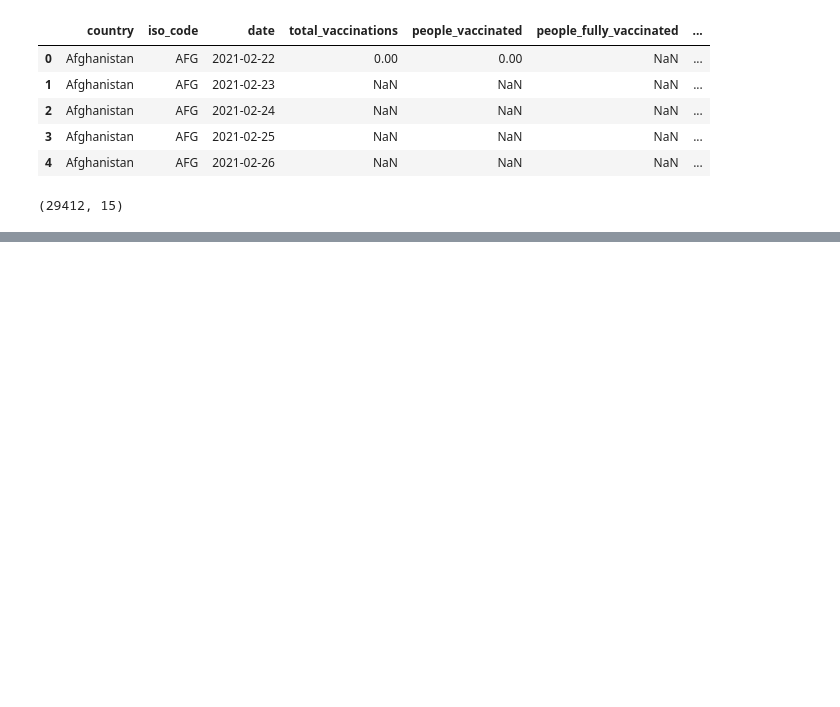
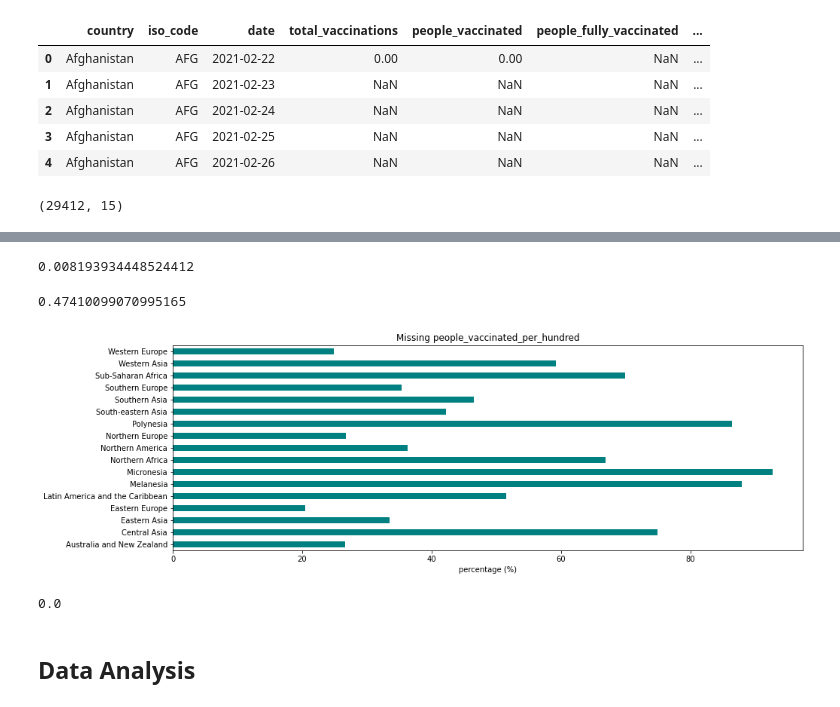
Before and after one commit to thomashuang02/iX-covid-19-project, a Jupyter notebook: Covid-19 Vaccinations Analysis.ipynb, the cells around one changed output, grey strips where cells are left out. Saved outputs shown, nothing was run; the diff lists cells and outputs as text; code cells hidden in the pictures; blank space fills up the shorter version.

Commit message:
cleaned data

```diff
--- a/Covid-19 Vaccinations Analysis.ipynb
+++ b/Covid-19 Vaccinations Analysis.ipynb
@@ -27,0 +135,2 @@ vaccinations.shape
+# %%
+data = pd.read_pickle("vaccinations_merged.pkl")
@@ -27,0 +155,7 @@ vaccinations.shape
+# %%
+#we're missing continent/region for Northern Cyprus and Kosovo.
+data.loc[data.country == 'Northern Cyprus', 'continent'] = 'Europe'
+data.loc[data.country == 'Northern Cyprus', 'region'] = 'Southern Europe'
+
+data.loc[data.country == 'Kosovo', 'continent'] = 'Asia'
+data.loc[data.country == 'Kosovo', 'region'] = 'Western Asia'
@@ -27,0 +175,23 @@ vaccinations.shape
+# %%
+#since missing values for daily_vaccinations makes up a very small percentage of the data...
+data.loc[data.daily_vaccinations.isnull()].shape[0] / data.shape[0]
+# %% [output]
+0.008193934448524412
+# %%
+#I'm going to choose to delete those rows.
+data = data[~data.daily_vaccinations.isnull()]
+# %%
+#people_vaccinated_per_hundred is more problematic, however.
+data.loc[data.people_vaccinated_per_hundred.isnull()].shape[0] / data.shape[0]
+# %% [output]
+0.47410099070995165
+# %%
+#visualizing percentage of missing people_vaccinated_per_hundred data by region
+(data[data.people_vaccinated_per_hundred.isnull()].region.value_counts() / data.region.value_counts()
+).mul(100).plot.barh(color="teal", figsize=(15,5))
+
+plt.title('Missing people_vaccinated_per_hundred')
+plt.xlabel('percentage (%)')
+plt.show()
+# %% [output]
+[figure, added]
@@ -27,0 +206,6 @@ vaccinations.shape
+# %%
+#cool, we've eliminated all missing values for people_vaccinated_per_hundred,
+#replacing them with the most recent data we could find
+data.loc[data.people_vaccinated_per_hundred.isnull()].shape[0] / data.shape[0]
+# %% [output]
+0.0
@@ -27,0 +215,2 @@ vaccinations.shape
+# %% [markdown]
+## Data Analysis
```
Also changed, not shown: parts of 21 cells of this notebook, 2 other files.
